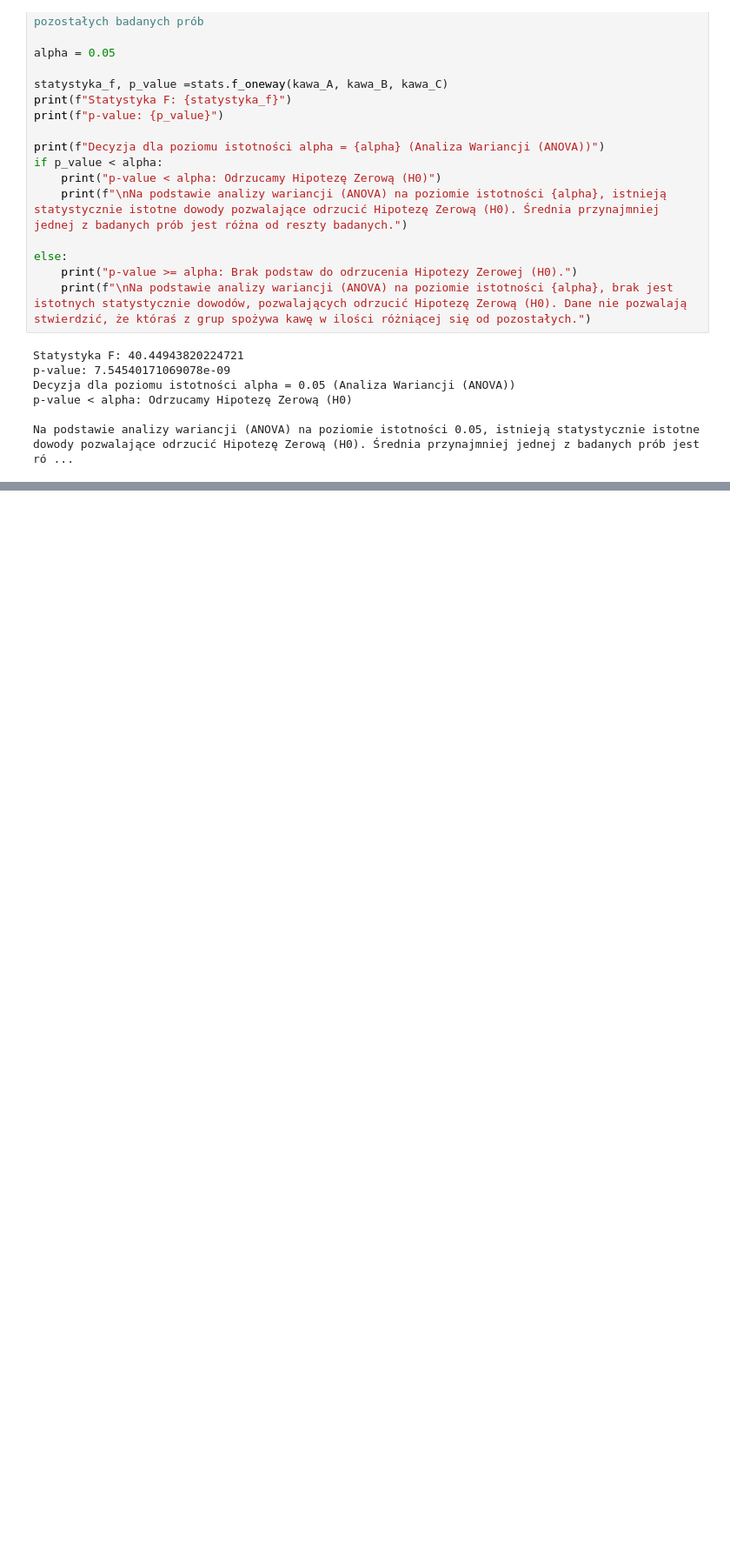
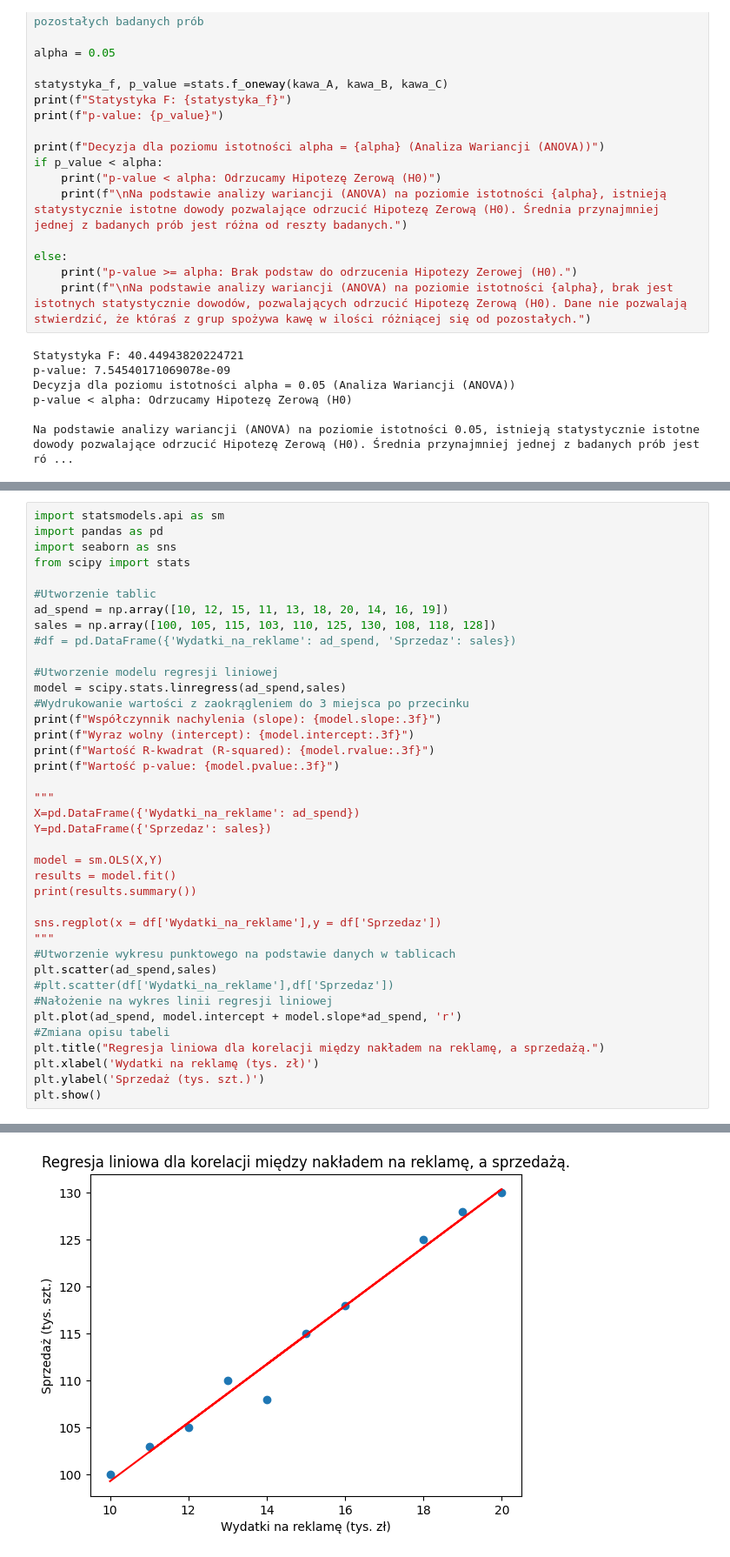
Before and after one commit to LPiskor/moje_projekty_ml, a Jupyter notebook: Statystyka_Dla_Danych.ipynb, the cells around one changed output, grey strips where cells are left out. Shown at 87% size. Saved outputs shown, nothing was run; the diff lists cells and outputs as text; blank space fills up the shorter version.

```diff
--- a/Statystyka_Dla_Danych.ipynb
+++ b/Statystyka_Dla_Danych.ipynb
@@ -665,0 +666,40 @@ p-value < alpha: Odrzucamy Hipotezę Zerową (H0). Korelacja między sprzedażą
+# %%
+import statsmodels.api as sm
+import pandas as pd
+import seaborn as sns
+from scipy import stats
+
+#Utworzenie tablic
+ad_spend = np.array([10, 12, 15, 11, 13, 18, 20, 14, 16, 19])
+sales = np.array([100, 105, 115, 103, 110, 125, 130, 108, 118, 128])
+#df = pd.DataFrame({'Wydatki_na_reklame': ad_spend, 'Sprzedaz': sales})
+
+#Utworzenie modelu regresji liniowej
+model = scipy.stats.linregress(ad_spend,sales)
+#Wydrukowanie wartości z zaokrągleniem do 3 miejsca po przecinku
+print(f"Współczynnik nachylenia (slope): {model.slope:.3f}")
+print(f"Wyraz wolny (intercept): {model.intercept:.3f}")
+print(f"Wartość R-kwadrat (R-squared): {model.rvalue:.3f}")
+print(f"Wartość p-value: {model.pvalue:.3f}")
+
+"""
+X=pd.DataFrame({'Wydatki_na_reklame': ad_spend})
+Y=pd.DataFrame({'Sprzedaz': sales})
+
+model = sm.OLS(X,Y)
+results = model.fit()
+print(results.summary())
+
+sns.regplot(x = df['Wydatki_na_reklame'],y = df['Sprzedaz'])
+"""
+#Utworzenie wykresu punktowego na podstawie danych w tablicach
+plt.scatter(ad_spend,sales)
+#plt.scatter(df['Wydatki_na_reklame'],df['Sprzedaz'])
+#Nałożenie na wykres linii regresji liniowej
+plt.plot(ad_spend, model.intercept + model.slope*ad_spend, 'r')
+#Zmiana opisu tabeli
+plt.title("Regresja liniowa dla korelacji między nakładem na reklamę, a sprzedażą.")
+plt.xlabel('Wydatki na reklamę (tys. zł)')
+plt.ylabel('Sprzedaż (tys. szt.)')
+plt.show()
+# %% [output]
@@ -665,0 +710 @@ p-value < alpha: Odrzucamy Hipotezę Zerową (H0). Korelacja między sprzedażą
+[figure, added]
```
Also changed, not shown: parts of 3 cells of this notebook.
